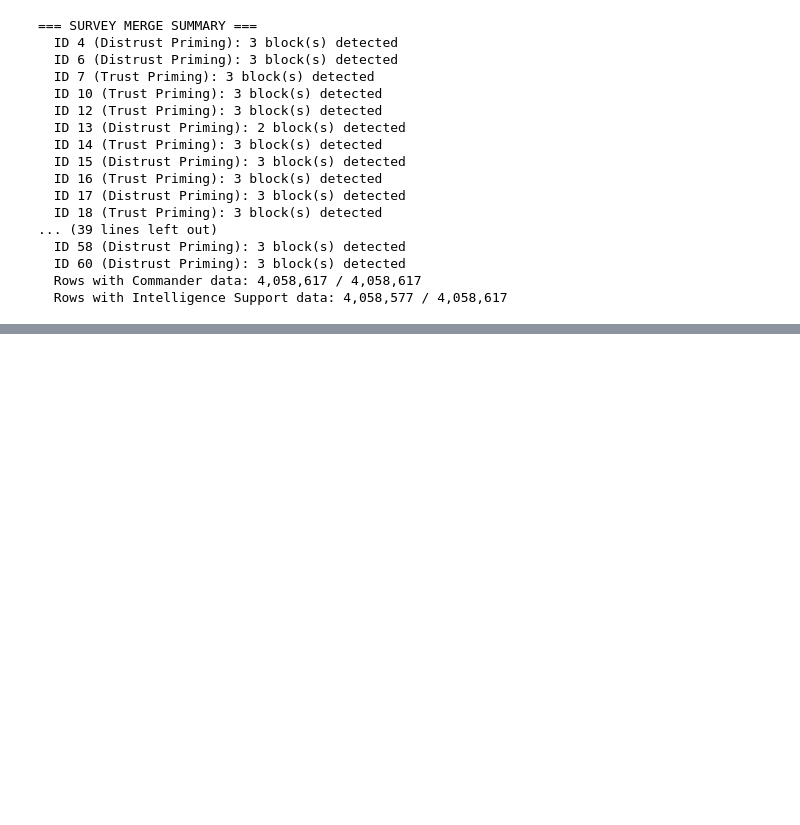
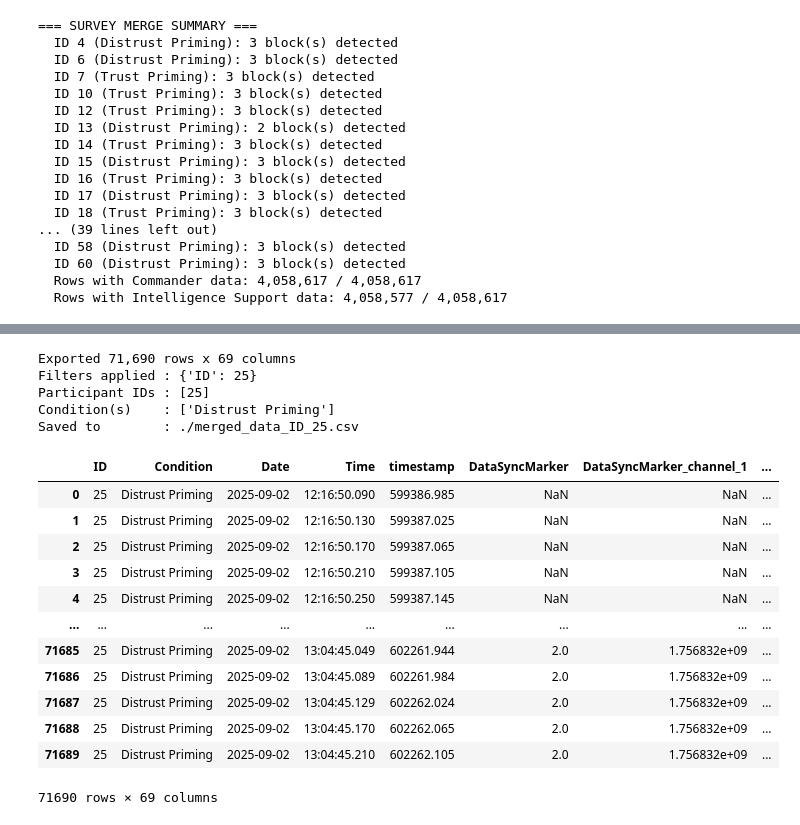
Before and after one commit to GT-HI-lab/GTRI_MHMUAV, a Jupyter notebook: XDF Analyzer.ipynb, the cells around one changed output, grey strips where cells are left out. Cells and saved outputs as stored; diff of their text form; code cells hidden in the pictures; blank space fills up the shorter version.

```diff
--- a/XDF Analyzer.ipynb
+++ b/XDF Analyzer.ipynb
@@ -1030,19 +1190,38 @@ def export_merged_data_by_group(df, output_dir=".", **filters):
 # %%
 # --- Export merged_data by group ---
 # Load the combined data if not already in memory
-combined_df = pd.read_csv(output_path)
+#combined_df = pd.read_csv(output_path)
 
 # Export a single condition
 # export_merged_data_by_group(combined_df, output_dir=".", Condition="Trust Priming")
 # export_merged_data_by_group(combined_df, output_dir=".", Condition="Distrust Priming")
 
 # Export specific participant(s)
-export_merged_data_by_group(combined_df, output_dir=".", ID=25)
+#export_merged_data_by_group(combined_df, output_dir=".", ID=25)
 # export_merged_data_by_group(combined_df, output_dir=".", ID=[11, 23, 27])
 
 # Export a condition + reliability block combo
 # export_merged_data_by_group(combined_df, output_dir=".", Condition="Trust Priming", Reliability="HH")
 
 # Export all conditions separately in a loop
 # for cond in combined_df["Condition"].dropna().unique():
 #     export_merged_data_by_group(combined_df, output_dir=".", Condition=cond)
+# %% [output]
+Exported 71,690 rows x 69 columns
+Filters applied : {'ID': 25}
+Participant IDs : [25]
+Condition(s)    : ['Distrust Priming']
+Saved to        : ./merged_data_ID_25.csv
+|  | ID | Condition | Date | Time | timestamp | DataSyncMarker | DataSyncMarker_channel_1 | ... |
+| 0 | 25 | Distrust Priming | 2025-09-02 | 12:16:50.090 | 599386.985 | NaN | NaN | ... |
+| 1 | 25 | Distrust Priming | 2025-09-02 | 12:16:50.130 | 599387.025 | NaN | NaN | ... |
+| 2 | 25 | Distrust Priming | 2025-09-02 | 12:16:50.170 | 599387.065 | NaN | NaN | ... |
+| 3 | 25 | Distrust Priming | 2025-09-02 | 12:16:50.210 | 599387.105 | NaN | NaN | ... |
+| 4 | 25 | Distrust Priming | 2025-09-02 | 12:16:50.250 | 599387.145 | NaN | NaN | ... |
+| ... | ... | ... | ... | ... | ... | ... | ... | ... |
+| 71685 | 25 | Distrust Priming | 2025-09-02 | 13:04:45.049 | 602261.944 | 2.0 | 1.756832e+09 | ... |
+| 71686 | 25 | Distrust Priming | 2025-09-02 | 13:04:45.089 | 602261.984 | 2.0 | 1.756832e+09 | ... |
+| 71687 | 25 | Distrust Priming | 2025-09-02 | 13:04:45.129 | 602262.024 | 2.0 | 1.756832e+09 | ... |
+| 71688 | 25 | Distrust Priming | 2025-09-02 | 13:04:45.170 | 602262.065 | 2.0 | 1.756832e+09 | ... |
+| 71689 | 25 | Distrust Priming | 2025-09-02 | 13:04:45.210 | 602262.105 | 2.0 | 1.756832e+09 | ... |
+71690 rows × 69 columns
```
Also changed, not shown: parts of 19 cells of this notebook.
